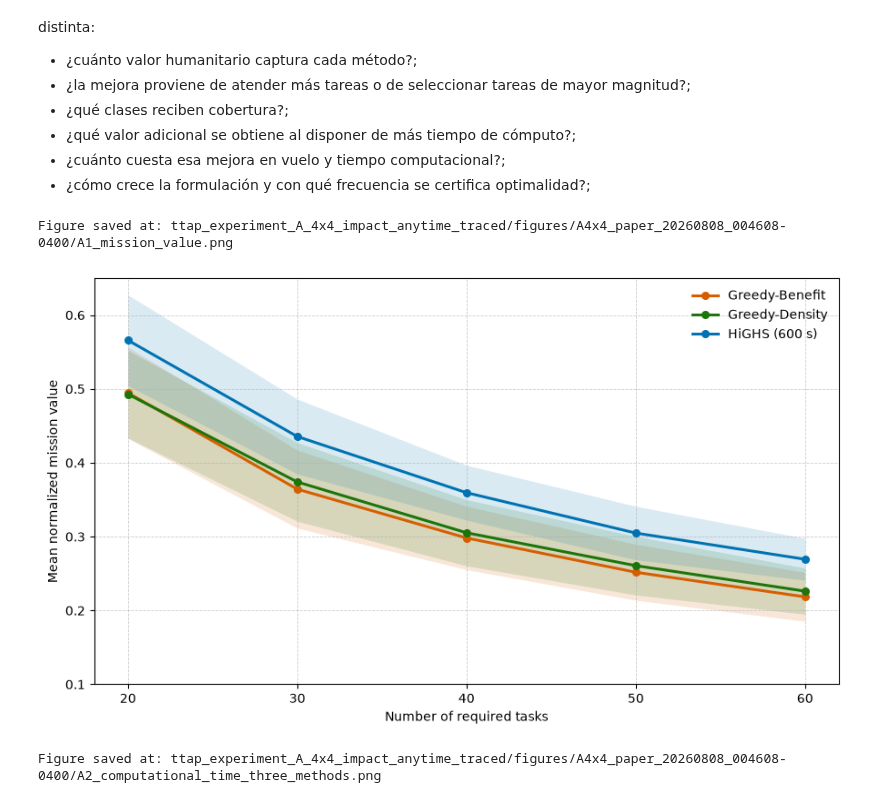
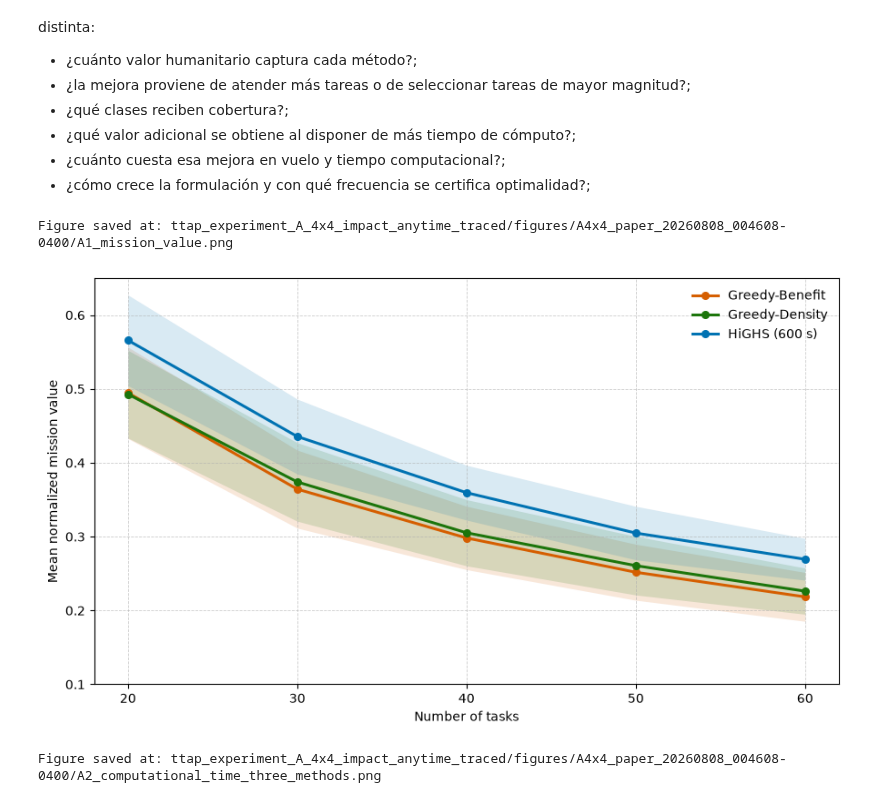
Before and after one commit to educarrascov/DISC_TESIS, a Jupyter notebook: Resuelto_Paper/20260731_Experimento_A_4x4_Impacto_Anytime_Trazabilidad.ipynb, the cells around one changed output. Cells and saved outputs as stored; diff of their text form; code cells hidden in the pictures.

```diff
--- a/Resuelto_Paper/20260731_Experimento_A_4x4_Impacto_Anytime_Trazabilidad.ipynb
+++ b/Resuelto_Paper/20260731_Experimento_A_4x4_Impacto_Anytime_Trazabilidad.ipynb
@@ -2320,7 +2320,7 @@ def plot_mission_value(df, save=True):
     ax.set_xticks(task_sizes)
 
     ax.set_xlabel(
-        "Number of required tasks"
+        "Number of tasks"
     )
 
     ax.set_ylabel(
@@ -2339,34 +2339,34 @@ def plot_mission_value(df, save=True):
 
     ax.legend(
         loc="best",
         frameon=False,
     )
 
     # Black frame consistent with the previous notebook.
     for spine in ax.spines.values():
         spine.set_visible(True)
         spine.set_color("black")
         spine.set_linewidth(0.8)
 
     fig.tight_layout()
 
     if save:
         save_current_figure(
             "A1_mission_value.png",
             dpi=2000,
         )
 
     plt.show()
 
     return summary
 
 
 a1_summary = plot_mission_value(
     df_metrics_scaling
 )
 # %% [output]
 Figure saved at: ttap_experiment_A_4x4_impact_anytime_traced/figures/A4x4_paper_20260808_004608-0400/A1_mission_value.png
-[figure, old version]
+[figure, new version]
 # %%
 def plot_computational_time(df, save=True):
     summary = (
```
Also changed, not shown: parts of 1 cell of this notebook, 2 other files.
